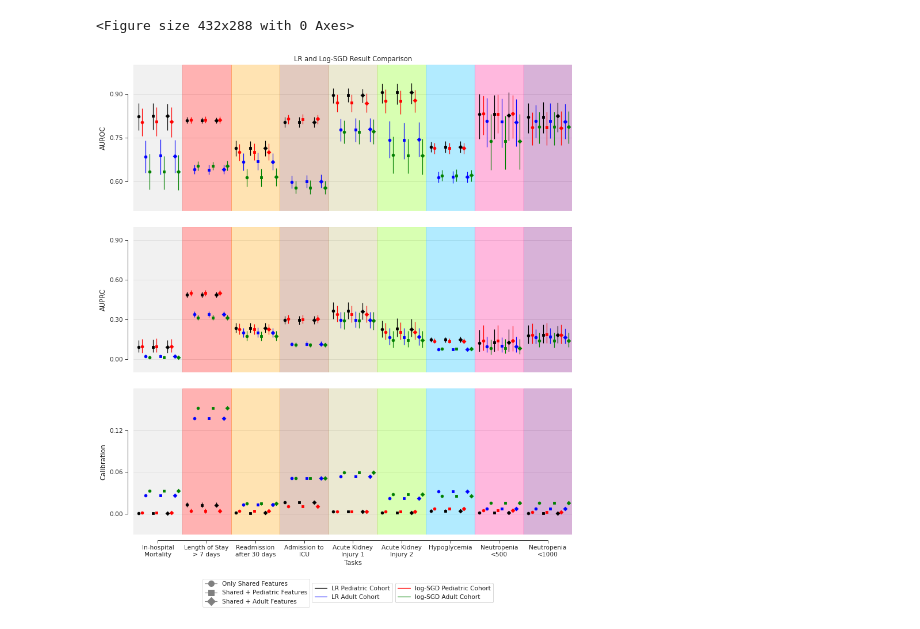
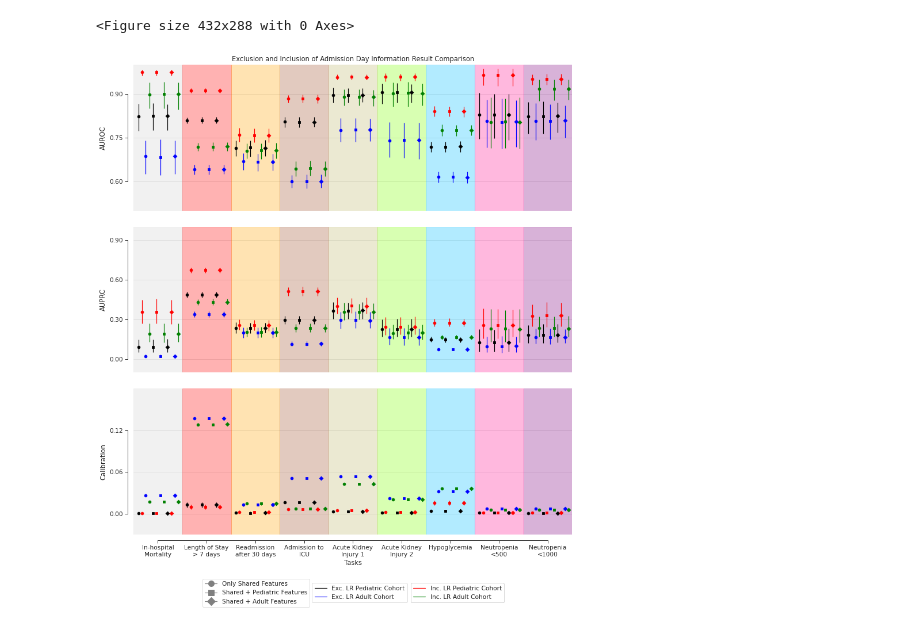
Before and after one commit to som-shahlab/adult_ped_transfer_learning, a Jupyter notebook: experiments/notebooks/plot_evaluation.ipynb, the cells around one changed output. Drawn from its saved outputs; the diff is of its cells as text; code cells hidden in the pictures.

```diff
--- a/experiments/notebooks/plot_evaluation.ipynb
+++ b/experiments/notebooks/plot_evaluation.ipynb
@@ -60,7 +61,7 @@ lr_dot_colours = {
     'adult':'blue'
 }
 
-sgd_dot_colours = {
+nlr_dot_colours = {
     'pediatric':'red',
     'adult':'green'
 }
@@ -112,7 +113,7 @@ for r, metric in enumerate(metrics):
         for fg in feat_groups:
             for ct in cohort_types:
 
-                lr_evals = lr_df.query('task==@task and metric==@metric and feature_group==@fg and cohort==@ct')
+                lr_evals = old_lr_df.query('task==@task and metric==@metric and feature_group==@fg and cohort==@ct')
 
                 lr_evals['CI_upper'] = (lr_evals['CI_upper'] - lr_evals['CI_med']).abs()
                 lr_evals['CI_lower'] = (lr_evals['CI_med'] - lr_evals['CI_lower']).abs()
@@ -131,22 +132,22 @@ for r, metric in enumerate(metrics):
                     color = lr_dot_colours[ct]
                 )
 
-                sgd_evals = sgd_df.query('task==@task and metric==@metric and feature_group==@fg and cohort==@ct')
+                nlr_evals = new_lr_df.query('task==@task and metric==@metric and feature_group==@fg and cohort==@ct')
 
-                sgd_evals['CI_upper'] = (sgd_evals['CI_upper'] - sgd_evals['CI_med']).abs()
-                sgd_evals['CI_lower'] = (sgd_evals['CI_med'] - sgd_evals['CI_lower']).abs()
+                nlr_evals['CI_upper'] = (nlr_evals['CI_upper'] - nlr_evals['CI_med']).abs()
+                nlr_evals['CI_lower'] = (nlr_evals['CI_med'] - nlr_evals['CI_lower']).abs()
 
-                sgd_line = axes[r].scatter(
+                nlr_line = axes[r].scatter(
                     c + 0.075 + col_num,
-                    sgd_evals['CI_med'],
+                    nlr_evals['CI_med'],
                     marker = dot_shapes[fg],
                     color = sgd_dot_colours[ct]
                 )
                 axes[r].errorbar(
                     c + 0.075 + col_num,
-                    sgd_evals['CI_med'],
-                    sgd_evals[['CI_lower', 'CI_upper']].values.T,
-                    color = sgd_dot_colours[ct]
+                    nlr_evals['CI_med'],
+                    nlr_evals[['CI_lower', 'CI_upper']].values.T,
+                    color = nlr_dot_colours[ct]
                 )
 
                 col_num += 0.15
@@ -157,41 +158,41 @@ for r, metric in enumerate(metrics):
         axes[r].yaxis.set_major_locator(MaxNLocator(nbins=4,prune='both'))
         axes[r].grid(which='major', linewidth=0.5, axis='y')
         if r == 0:
-            axes[r].set_title('LR and Log-SGD Result Comparison')
+            axes[r].set_title('Exclusion and Inclusion of Admission Day Information Result Comparison')
         if r == len(metrics) - 1:
             axes[r].set_xlabel('Tasks')
             axes[r].set_xticklabels(labels=[titles[t] for t in tasks])
         else:
             axes[r].set_xticklabels('')
             axes[r].set_xlabel('')
             axes[r].spines['bottom'].set_color('white')
             axes[r].tick_params(axis='x', length=0)
         axes[r].set_ylabel(y_axis[metric]['label'])
         axes[r].yaxis.set_major_formatter(FormatStrFormatter('%.2f'))
 
 shape_leg = [Line2D([0],[0], color='grey', marker='o', markersize=10),
                 Line2D([0],[0], color='grey', marker='s', markersize=10),
                 Line2D([0],[0], color='grey', marker='D', markersize=10)]
 shape_leg_lbls = ['Only Shared Features', 'Shared + Pediatric Features', 'Shared + Adult Features']
 shape_legend = plt.legend(shape_leg, shape_leg_lbls, bbox_to_anchor=(0.15,-0.45,0.1,0.1), loc="center left")
 plt.gca().add_artist(shape_legend)
 
 lr_leg = [Line2D([0],[0], color='black'),
                 Line2D([0],[0], color='blue')]
-lr_leg_lbls = ['LR Pediatric Cohort', 'LR Adult Cohort']
+lr_leg_lbls = ['Exc. LR Pediatric Cohort', 'Exc. LR Adult Cohort']
 lr_legend = plt.legend(lr_leg, lr_leg_lbls, bbox_to_anchor=(0.4,-0.45,0.1,0.1), loc="center left")
 plt.gca().add_artist(lr_legend)
 
-sgd_leg = [Line2D([0],[0], color='red'),
+nlr_leg = [Line2D([0],[0], color='red'),
                 Line2D([0],[0], color='green')]
-sgd_leg_lbls = ['log-SGD Pediatric Cohort', 'log-SGD Adult Cohort']
-sgd_legend = plt.legend(sgd_leg, sgd_leg_lbls, bbox_to_anchor=(0.59,-0.45,0.1,0.1), loc="center left")
-plt.gca().add_artist(sgd_legend)
+nlr_leg_lbls = ['Inc. LR Pediatric Cohort', 'Inc. LR Adult Cohort']
+nlr_legend = plt.legend(nlr_leg, nlr_leg_lbls, bbox_to_anchor=(0.625,-0.45,0.1,0.1), loc="center left")
+plt.gca().add_artist(nlr_legend)
 
 sns.despine(offset=10, trim=True,)
 
 
-plt.savefig('figures/lr_sgd_comp.png', bbox_inches='tight')
+plt.savefig('figures/lr_comp_bl.png', bbox_inches='tight')
 plt.show()
 # %% [output]
-[figure, old version]
+[figure, new version]
```
Also changed, not shown: parts of 2 cells of this notebook, 26 other files.
